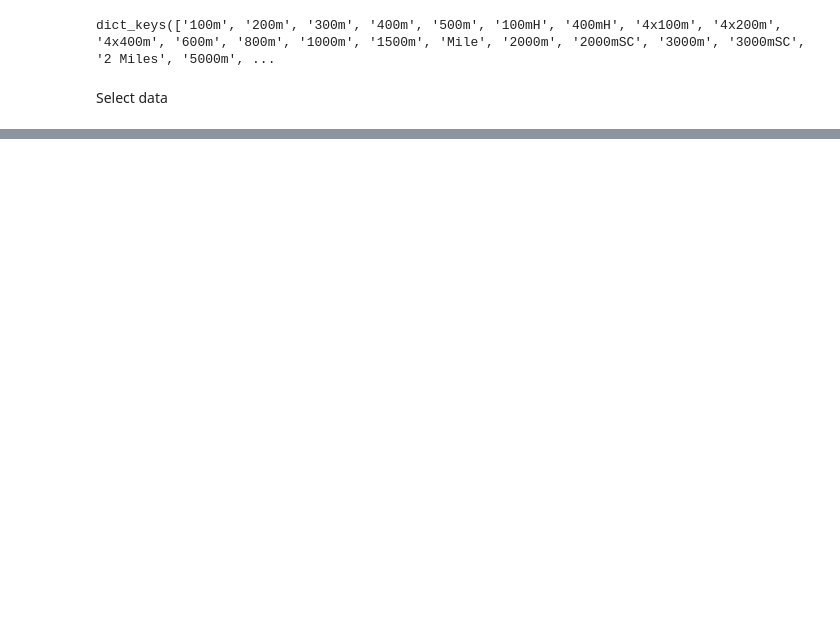
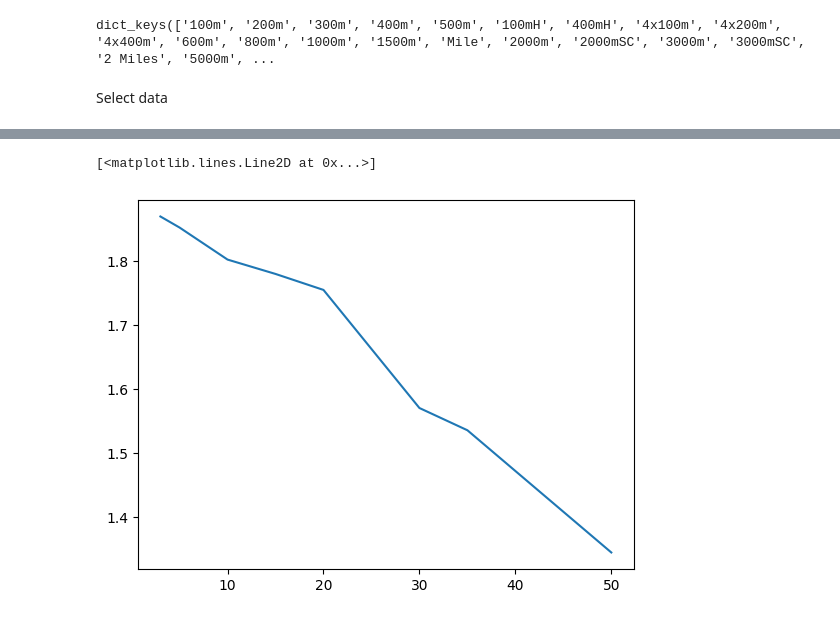
Before and after one commit to TWilson05/IAAF_Points, a Jupyter notebook: code_workbook.ipynb, the cells around one changed output, grey strips where cells are left out. Drawn from its saved outputs; the diff is of its cells as text; code cells hidden in the pictures; blank space fills up the shorter version.

```diff
--- a/code_workbook.ipynb
+++ b/code_workbook.ipynb
@@ -143,0 +219,23 @@ plt.show()
+# %%
+# Testing how well it works
+import scipy.interpolate as spi
+
+gender = 'Women'
+surface = 'Track'
+distance = 3.8
+time = '22:50.38'
+
+interp_points = []
+for point in range(1400):
+    distance_data = []
+    time_data = []
+    for event in restructured_points_table[gender][surface].keys():
+        if not np.isnan(restructured_points_table[gender][surface][event]['Data'][point]):
+            distance_data.append(restructured_points_table[gender][surface][event]['Distance'])
+            time_data.append(restructured_points_table[gender][surface][event]['Data'][point])
+    cs_fit = spi.CubicSpline(distance_data, time_data)
+    interp_points.append(cs_fit(distance))
+quad_fit = np.polyfit(interp_points, range(1,1401)[::-1], 2)
+seconds = time_to_secs(time)
+score = np.polyval(quad_fit, seconds)
+print(int(score))
@@ -143,0 +309,12 @@ plt.show()
+# %%
+gender = "Men"
+point = 957
+
+distances = []
+max_times = []
+null_times = []
+for event in restructured_points_table[gender]["Track_Walk"].keys():
+    fits = restructured_points_table[gender]["Track_Walk"][event]["Fit"]
+    max_times.append(-fits[1]/(2*fits[0]) - np.sqrt(fits[1]**2-4*fits[0]*(fits[2]-1400))/(2*fits[0]))
+    null_times.append(-fits[1]/(2*fits[0]))
+    distances.append(restructured_points_table[gender]["Track_Walk"][event]["Distance"])
@@ -143,0 +333,8 @@ plt.show()
+# %%
+v_null = np.array(distances) / np.array(null_times) * 1000
+v_max = np.array(distances) / np.array(max_times) * 1000
+
+plt.plot(distances, v_null)
+# %% [output]
+[<matplotlib.lines.Line2D at 0x...>]
+[figure, added]
```
Also changed, not shown: parts of 17 cells of this notebook.
